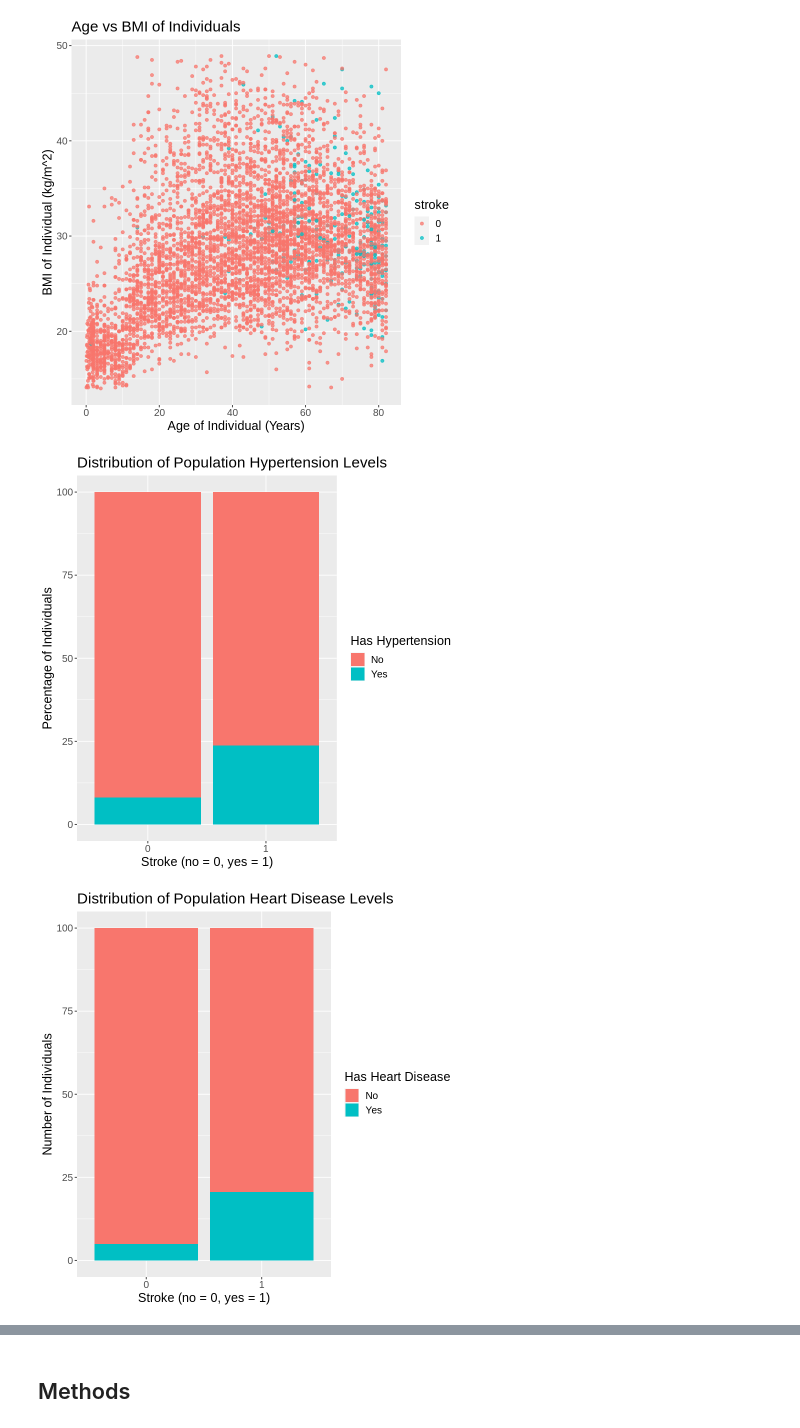
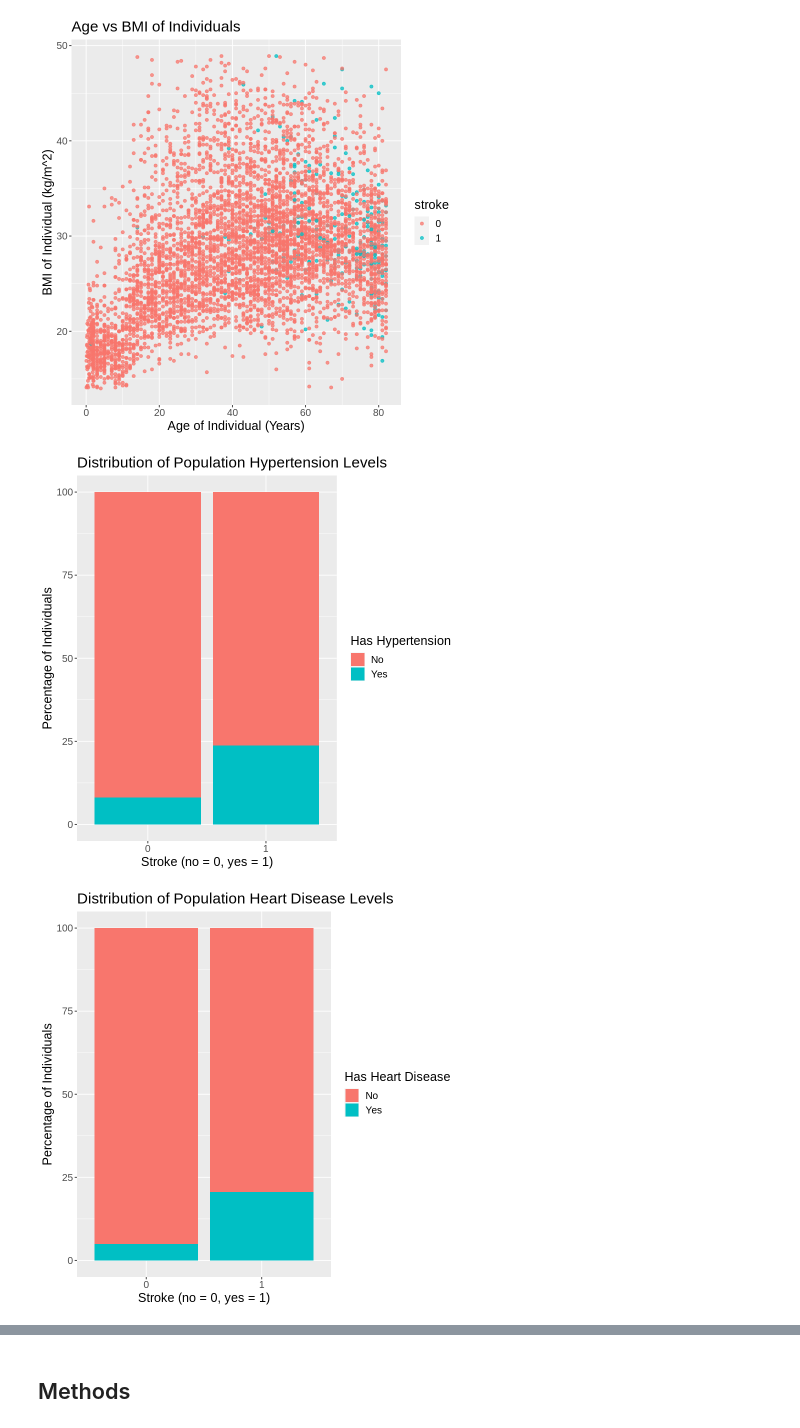
Before and after one commit to inigogrch/dsci-100-2022w2-group-29-section-007, a Jupyter notebook: project-code.ipynb, the cells around one changed output, grey strips where cells are left out. Drawn from its saved outputs; the diff is of its cells as text; code cells hidden in the pictures.

Commit message:
percentage

```diff
--- a/project-code.ipynb
+++ b/project-code.ipynb
@@ -252,33 +252,33 @@ hypertension_bar_plot <- hypertension_stroke |>
     ylab("Percentage of Individuals") +
     labs(fill = "Has Hypertension") +
     ggtitle("Distribution of Population Hypertension Levels") +
     theme(text = element_text(size=15))
 
 hypertension_bar_plot
 
 #distribution of population heart disease levels
 heartdisease_bar_plot <- heart_disease_stroke |>
     ggplot(aes(x = stroke, y= percentage, fill = heart_disease)) +
     geom_bar(stat = "identity") +
     xlab("Stroke (no = 0, yes = 1)") +
-    ylab("Number of Individuals") +
+    ylab("Percentage of Individuals") +
     labs(fill = "Has Heart Disease") +
     ggtitle("Distribution of Population Heart Disease Levels") +
     theme(text = element_text(size=15))
 
 heartdisease_bar_plot
 
 #distribution of population smoker status
 smoking_bar_plot <- smoker_proportions_stroke |>
     ggplot(aes(x = stroke, y= percentage, fill = smoking_status)) +
     geom_bar(stat = "identity") +
     xlab("Stroke (no = 0, yes = 1)") +
-    ylab("Number of Individuals") +
+    ylab("Percentage of Individuals") +
     labs(fill = "Smoking Status") +
     ggtitle("Distribution of Population Smoker Status") +
     theme(text = element_text(size=15))
 
 smoking_bar_plot
 # %% [output]
 [figure]
-[figure, old version]
+[figure, new version]
```
Also changed, not shown: parts of 1 cell of this notebook.
